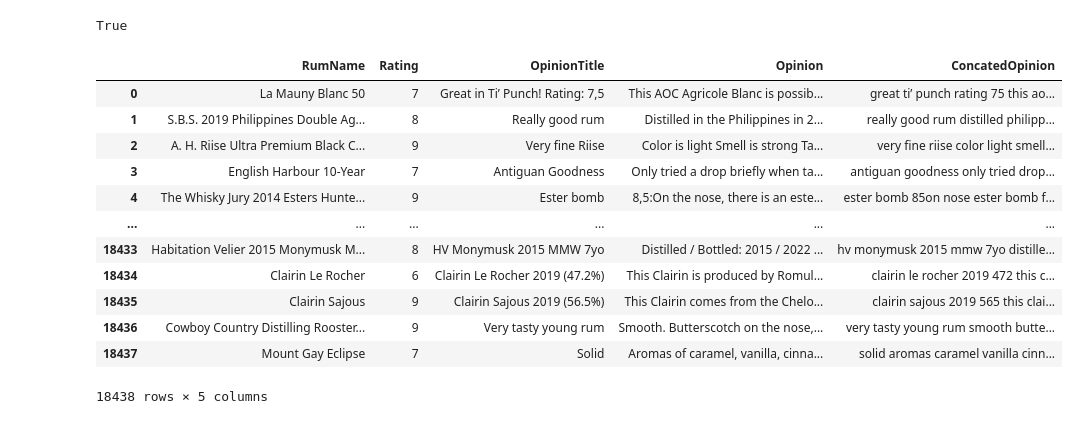
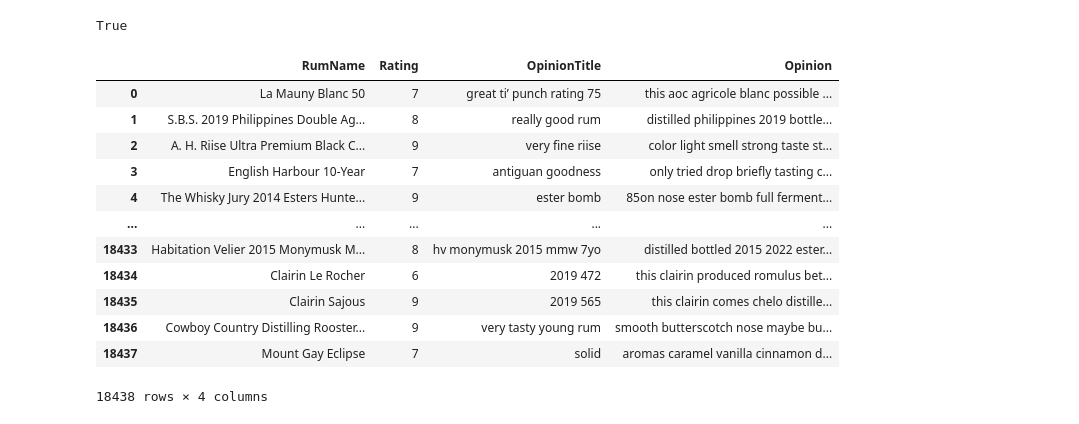
Before and after one commit to TristanMN/Predicting-rum-reviews, a Jupyter notebook: model.ipynb, the cells around one changed output. Drawn from its saved outputs; the diff is of its cells as text; code cells hidden in the pictures.

```diff
--- a/model.ipynb
+++ b/model.ipynb
@@ -47,25 +47,28 @@ nltk.download('wordnet')
 [nltk_data]   Package wordnet is already up-to-date!
 True
 # %%
-df['ConcatedOpinion'] = df['OpinionTitle'] + ' ' + df['Opinion']
-df['ConcatedOpinion'] = df['ConcatedOpinion'].apply(lambda x: ''.join(char for char in x if char not in string.punctuation))
-df['ConcatedOpinion'] = df['ConcatedOpinion'].apply(lambda x: ' '.join([word.lower() for word in x.split() if word not in (stopwords.words('english'))]))
-df['ConcatedOpinion'] = df['ConcatedOpinion'].apply(lambda x: x['ConcatedOpinion'].replace(x['RumName'].lower(), '').strip(), axis=1)
+def preprocess(dff, col, delcol):
+    dff[col] = dff[col].apply(lambda x: ''.join(char for char in x if char not in string.punctuation))
+    dff[col] = dff[col].apply(lambda x: ' '.join([word.lower() for word in x.split() if word not in (stopwords.words('english'))]))
+    dff[col] = dff.apply(lambda x: x[col].replace(x[delcol].lower(), ''), axis=1)
+    return dff
 
+df = preprocess(df, "Opinion", "RumName")
+df = preprocess(df, "OpinionTitle", "RumName")
 df.dropna()
 # %% [output]
-|  | RumName | Rating | OpinionTitle | Opinion | ConcatedOpinion |
-| 0 | La Mauny Blanc 50 | 7 | Great in Ti’ Punch! Rating: 7,5 | This AOC Agricole Blanc is possib... | great ti’ punch rating 75 this ao... |
-| 1 | S.B.S. 2019 Philippines Double Ag... | 8 | Really good rum | Distilled in the Philippines in 2... | really good rum distilled philipp... |
-| 2 | A. H. Riise Ultra Premium Black C... | 9 | Very fine Riise | Color is light Smell is strong Ta... | very fine riise color light smell... |
-| 3 | English Harbour 10-Year | 7 | Antiguan Goodness | Only tried a drop briefly when ta... | antiguan goodness only tried drop... |
-| 4 | The Whisky Jury 2014 Esters Hunte... | 9 | Ester bomb | 8,5:On the nose, there is an este... | ester bomb 85on nose ester bomb f... |
-| ... | ... | ... | ... | ... | ... |
-| 18433 | Habitation Velier 2015 Monymusk M... | 8 | HV Monymusk 2015 MMW 7yo | Distilled / Bottled: 2015 / 2022 ... | hv monymusk 2015 mmw 7yo distille... |
-| 18434 | Clairin Le Rocher | 6 | Clairin Le Rocher 2019 (47.2%) | This Clairin is produced by Romul... | clairin le rocher 2019 472 this c... |
-| 18435 | Clairin Sajous | 9 | Clairin Sajous 2019 (56.5%) | This Clairin comes from the Chelo... | clairin sajous 2019 565 this clai... |
-| 18436 | Cowboy Country Distilling Rooster... | 9 | Very tasty young rum | Smooth. Butterscotch on the nose,... | very tasty young rum smooth butte... |
-| 18437 | Mount Gay Eclipse | 7 | Solid | Aromas of caramel, vanilla, cinna... | solid aromas caramel vanilla cinn... |
+|  | RumName | Rating | OpinionTitle | Opinion |
+| 0 | La Mauny Blanc 50 | 7 | great ti’ punch rating 75 | this aoc agricole blanc possible ... |
+| 1 | S.B.S. 2019 Philippines Double Ag... | 8 | really good rum | distilled philippines 2019 bottle... |
+| 2 | A. H. Riise Ultra Premium Black C... | 9 | very fine riise | color light smell strong taste st... |
+| 3 | English Harbour 10-Year | 7 | antiguan goodness | only tried drop briefly tasting c... |
+| 4 | The Whisky Jury 2014 Esters Hunte... | 9 | ester bomb | 85on nose ester bomb full ferment... |
+| ... | ... | ... | ... | ... |
+| 18433 | Habitation Velier 2015 Monymusk M... | 8 | hv monymusk 2015 mmw 7yo | distilled bottled 2015 2022 ester... |
+| 18434 | Clairin Le Rocher | 6 | 2019 472 | this clairin produced romulus bet... |
+| 18435 | Clairin Sajous | 9 | 2019 565 | this clairin comes chelo distille... |
+| 18436 | Cowboy Country Distilling Rooster... | 9 | very tasty young rum | smooth butterscotch nose maybe bu... |
+| 18437 | Mount Gay Eclipse | 7 | solid | aromas caramel vanilla cinnamon d... |
-18438 rows × 5 columns
+18438 rows × 4 columns
 # %%
 lemm = WordNetLemmatizer()
```
Also changed, not shown: parts of 10 cells of this notebook.
